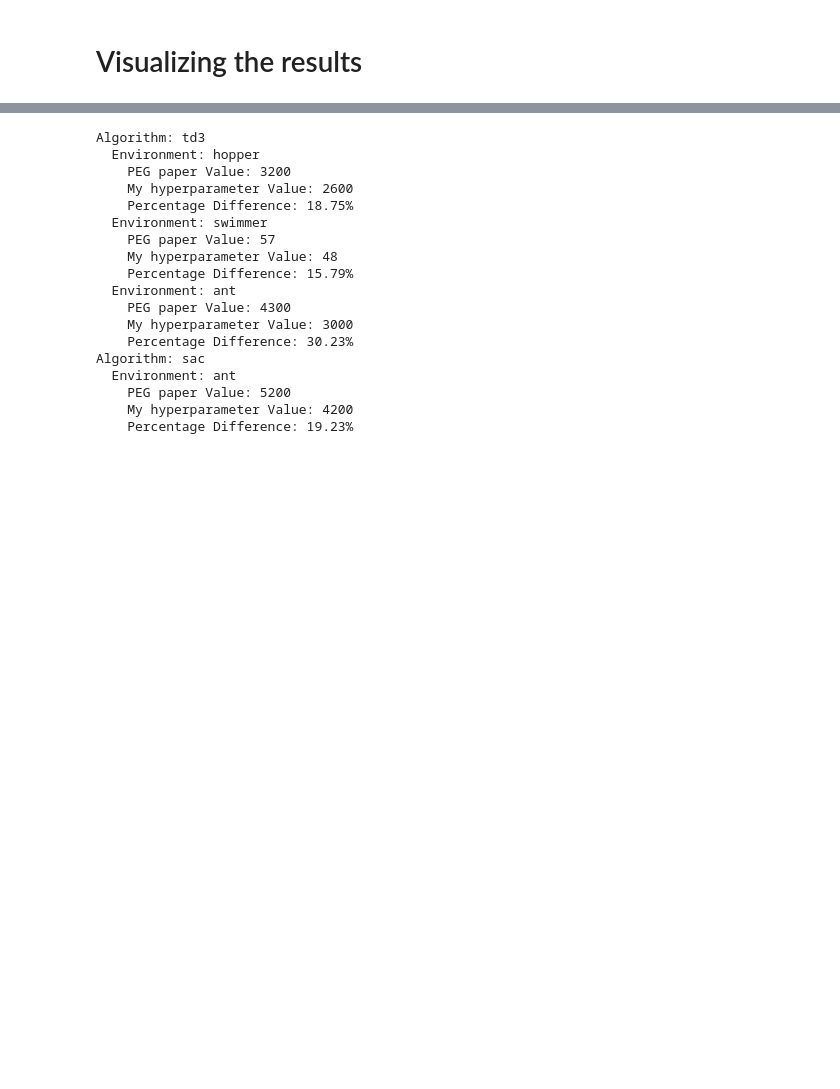
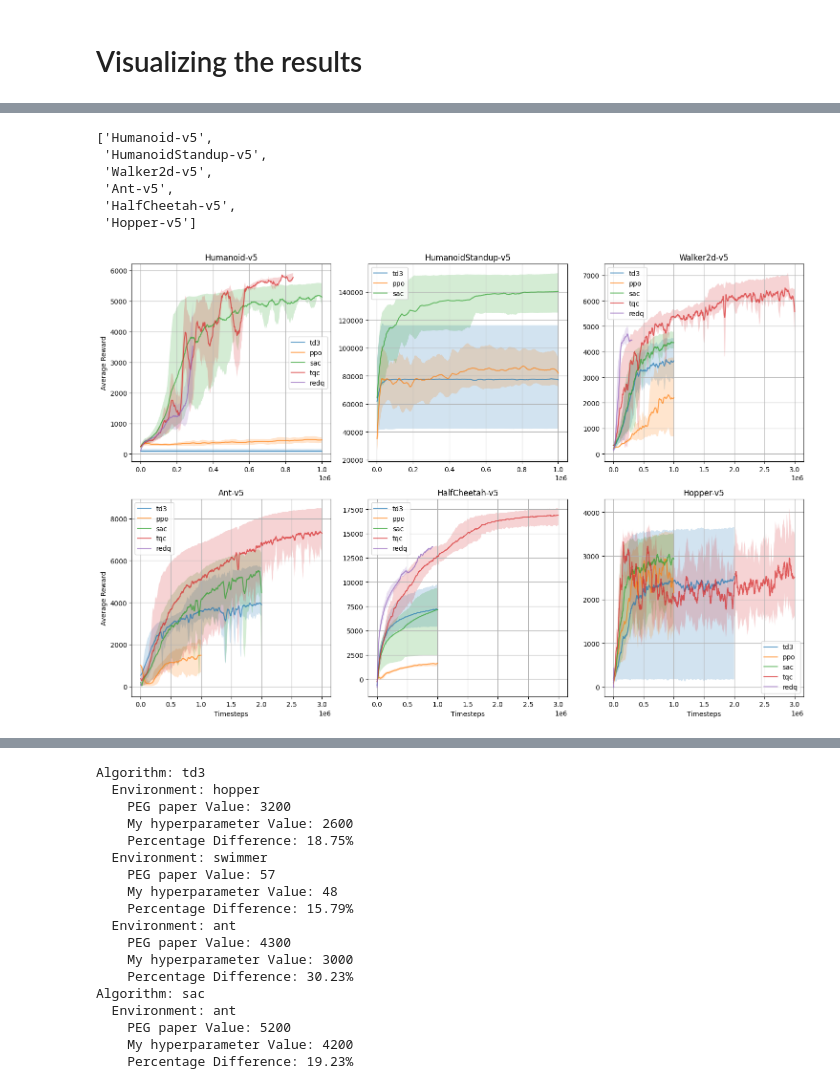
Before and after one commit to 1jamesthompson1/AIML440_code, a Jupyter notebook: running_baseline_experiments/results.ipynb, the cells around one changed output, grey strips where cells are left out. Saved outputs shown, nothing was run; the diff lists cells and outputs as text; code cells hidden in the pictures; blank space fills up the shorter version.

```diff
--- a/running_baseline_experiments/results.ipynb
+++ b/running_baseline_experiments/results.ipynb
@@ -210,5 +417,66 @@ df_grouped
 models = df['model'].unique()
 envs = df['env'].unique()
 seeds = df['seed'].unique()
+# %%
+final_environments = [
+    "Humanoid",
+    "HumanoidStandup",
+    "Walker2d",
+    "Ant",
+    "HalfCheetah",
+    "Hopper",
+]
+final_environments = list(map(lambda x: f"{x}-v5", final_environments))
+
+final_environments
+# %% [output]
+['Humanoid-v5',
+ 'HumanoidStandup-v5',
+ 'Walker2d-v5',
+ 'Ant-v5',
+ 'HalfCheetah-v5',
+ 'Hopper-v5']
+# %%
+import matplotlib.pyplot as plt
+
+def plot(df, envs):
+    rows = 2  # Number of rows in the grid
+    cols = 3  # Number of columns in the grid
+    fig, axes = plt.subplots(rows, cols, figsize=(15, 10))
+    axes = axes.flatten()  # Flatten the 2D array of axes for easier indexing
+
+    for i, env in enumerate(envs):
+        ax = axes[i]
+        for model in models:
+            df_plot = df[(df['model'] == model) & (df['env'] == env)]
+            if df_plot.empty:
+                continue
+
+            # Plot the mean rewards as a line
+            ax.plot(df_plot['timesteps'], df_plot['smoothed_mean_rewards'], label=model, alpha=0.7)
+
+            # Fill between the min and max rewards to create the shaded area
+            ax.fill_between(
+                df_plot['timesteps'],
+                df_plot["smoothed_upper_ci"],
+                df_plot["smoothed_lower_ci"],
+                alpha=0.2
+            )
+
+        ax.set_title(f'{env}')
+        if i % cols == 0:  # Only show y-axis label on the first column
+            ax.set_ylabel('Average Reward')
+        if i >= (rows - 1) * cols:  # Only show x-axis label on the last row
+            ax.set_xlabel('Timesteps')
+        ax.legend()
+        ax.grid(True)
+
+    plt.tight_layout()  # Adjust layout to prevent overlap
+    plt.show()
+    return fig
+
+plot(df_smoothed, final_environments).savefig("../figures/baseline_results.png", dpi=300, bbox_inches='tight')
+# %% [output]
+[figure, added]
 # %%
 import matplotlib.pyplot as plt
```
Also changed, not shown: parts of 19 cells of this notebook, 6 other files.
